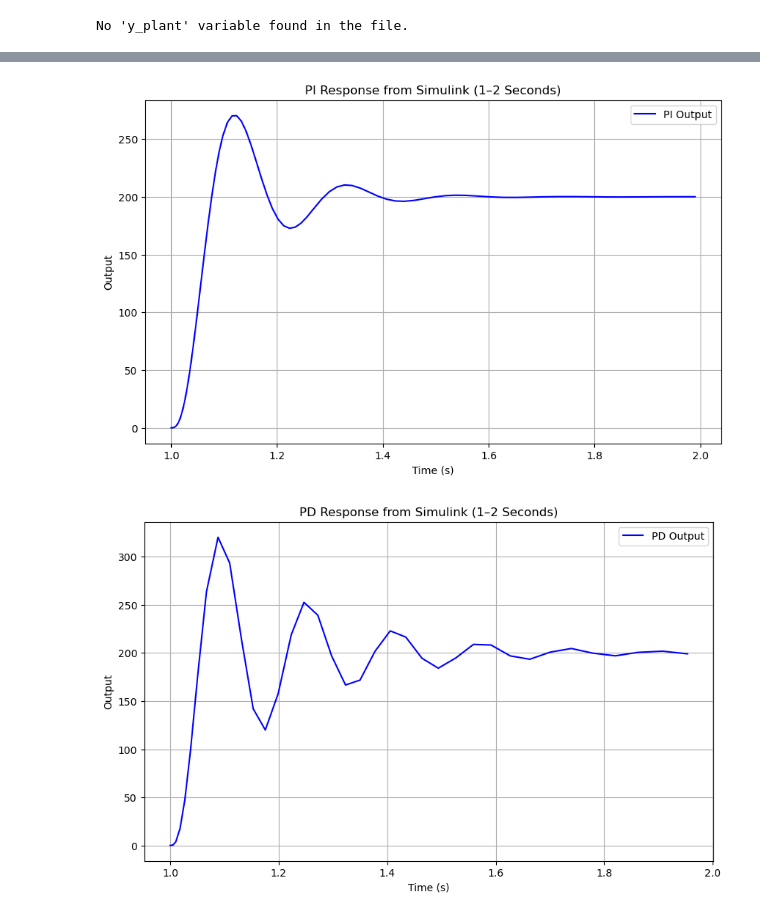
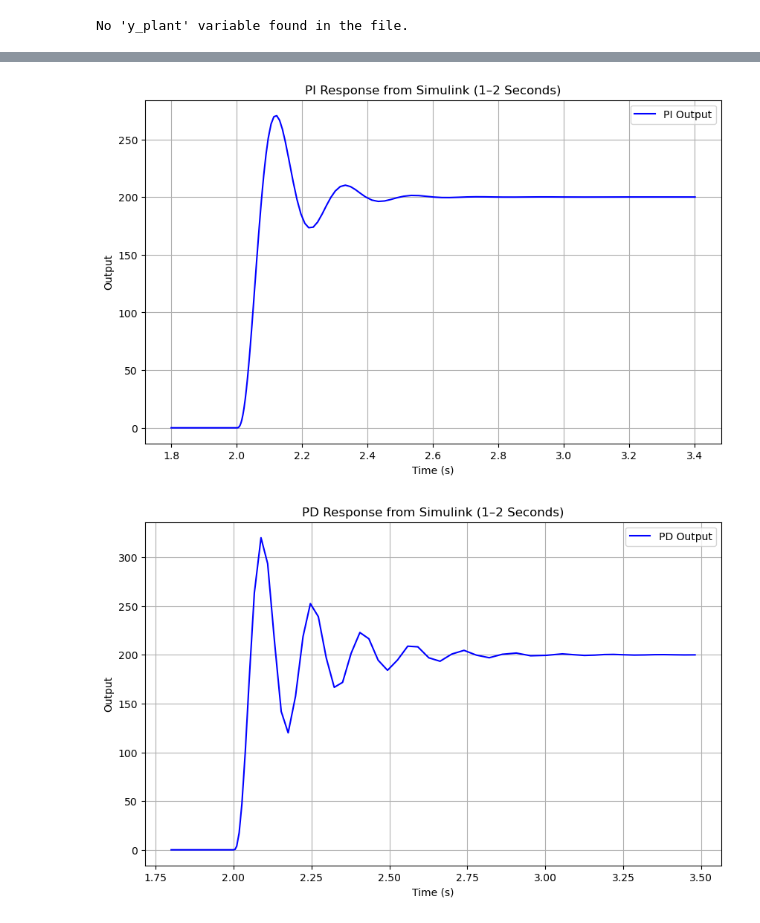
Before and after one commit to mloughran21/control_design_project_plots, a Jupyter notebook: report_plots.ipynb, the cells around one changed output, grey strips where cells are left out. Saved outputs shown, nothing was run; the diff lists cells and outputs as text; code cells hidden in the pictures.

```diff
--- a/report_plots.ipynb
+++ b/report_plots.ipynb
@@ -225,7 +225,7 @@ time = mat_data['time'].flatten()
 output = mat_data['output'].flatten()
 
 # Filter data for 1–2 seconds
-mask = (time >= 1) & (time <= 2)
+mask = (time >= 1.75) & (time <= 3.5)
 filtered_time = time[mask]
 filtered_output = output[mask]
 
@@ -239,30 +239,30 @@ plt.grid(True)
 plt.legend()
 plt.show()
 # %% [output]
-[figure, old version]
+[figure, new version]
 # %%
 #%%
 # Load and plot PD controller response
 mat_data = sio.loadmat('data/pd_data.mat')
 time = mat_data['time'].flatten()
 output = mat_data['output'].flatten()
 
 # Filter data for 1–2 seconds
-mask = (time >= 1) & (time <= 2)
+mask = (time >= 1.75) & (time <= 3.5)
 filtered_time = time[mask]
 filtered_output = output[mask]
 
 # Plot
 plt.figure(figsize=(10, 6))
 plt.plot(filtered_time, filtered_output, label='PD Output', color='b')
 plt.xlabel('Time (s)')
 plt.ylabel('Output')
 plt.title('PD Response from Simulink (1–2 Seconds)')
 plt.grid(True)
 plt.legend()
 plt.show()
 # %% [output]
-[figure, old version]
+[figure, new version]
 # %%
 #%%
 # Load and plot PID controller response
```
Also changed, not shown: parts of 4 cells of this notebook.
